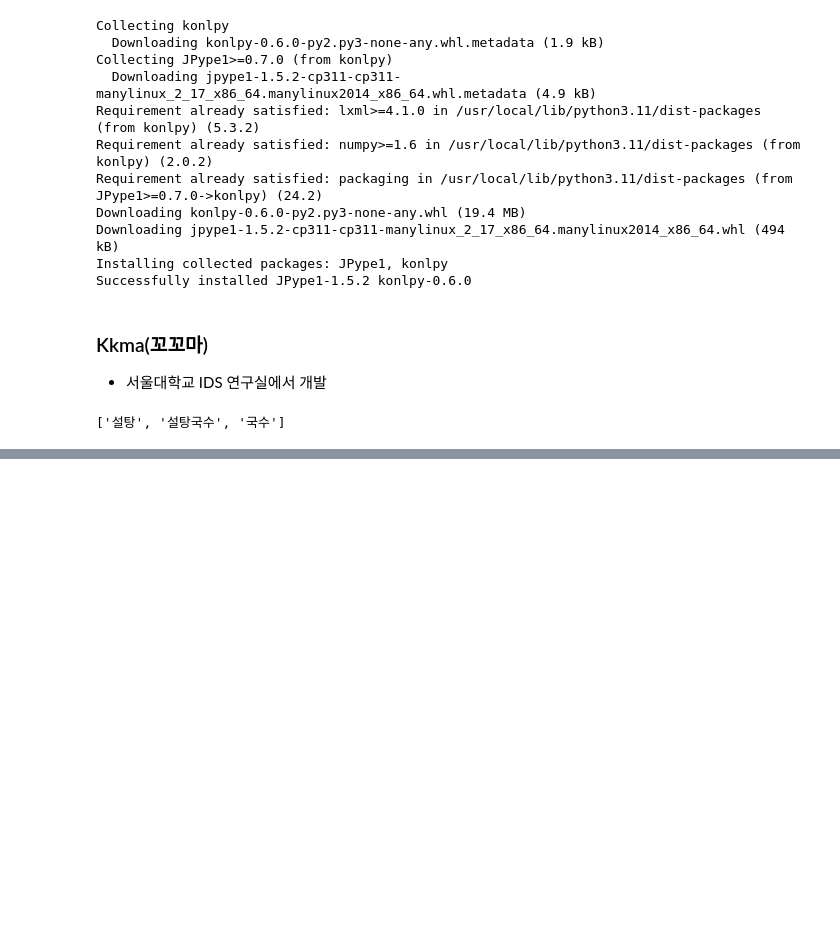
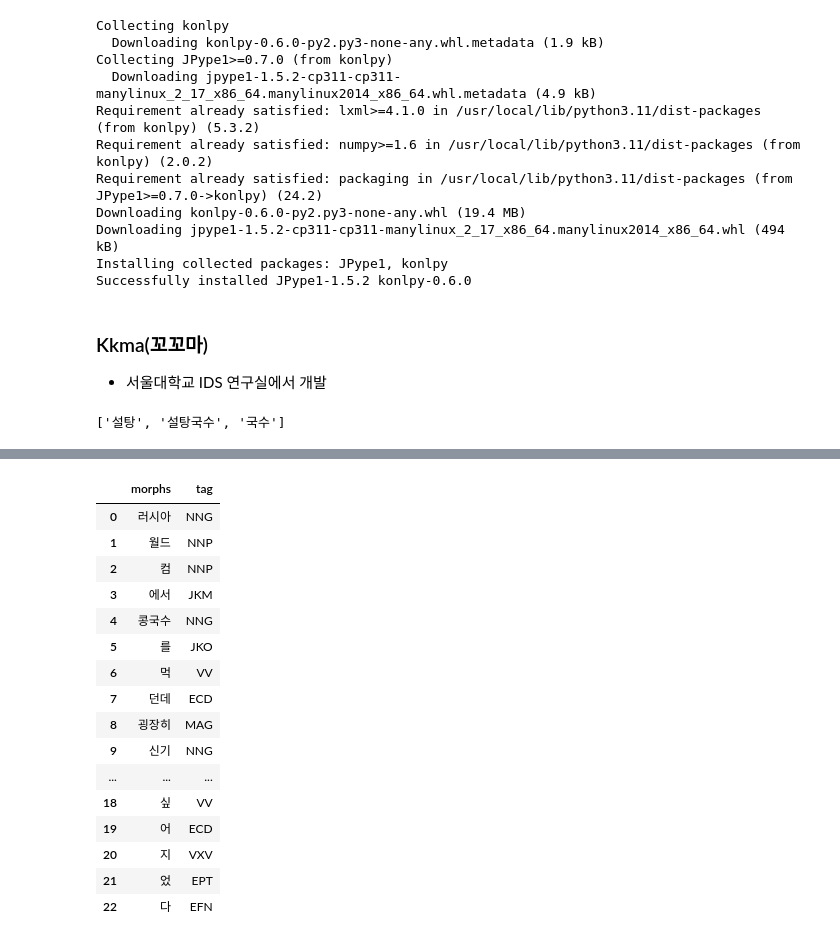
Before and after one commit to copy-del/my-repo, a Jupyter notebook: text mining/텍스트_마이닝_1회.ipynb, the cells around one changed output, grey strips where cells are left out. Saved outputs shown, nothing was run; the diff lists cells and outputs as text; code cells hidden in the pictures; blank space fills up the shorter version.

```diff
--- a/text mining/텍스트_마이닝_1회.ipynb
+++ b/text mining/텍스트_마이닝_1회.ipynb
@@ -316,0 +402,2 @@ kkma.nouns(sugar)
+# %%
+data = '러시아 월드컴에서 콩국수를 먹던데 굉장히 신기하고 나도 콩국수가 먹고 싶어졌다'
@@ -316,0 +424,22 @@ kkma.nouns(sugar)
+# %%
+# 데잍터프레임화 시켜보기
+df = pd.DataFrame(kkma.pos(data), columns=['morphs', 'tag'])
+df
+# %% [output]
+|  | morphs | tag |
+| 0 | 러시아 | NNG |
+| 1 | 월드 | NNP |
+| 2 | 컴 | NNP |
+| 3 | 에서 | JKM |
+| 4 | 콩국수 | NNG |
+| 5 | 를 | JKO |
+| 6 | 먹 | VV |
+| 7 | 던데 | ECD |
+| 8 | 굉장히 | MAG |
+| 9 | 신기 | NNG |
+| ... | ... | ... |
+| 18 | 싶 | VV |
+| 19 | 어 | ECD |
+| 20 | 지 | VXV |
+| 21 | 었 | EPT |
+| 22 | 다 | EFN |
```
Also changed, not shown: parts of 22 cells of this notebook.
